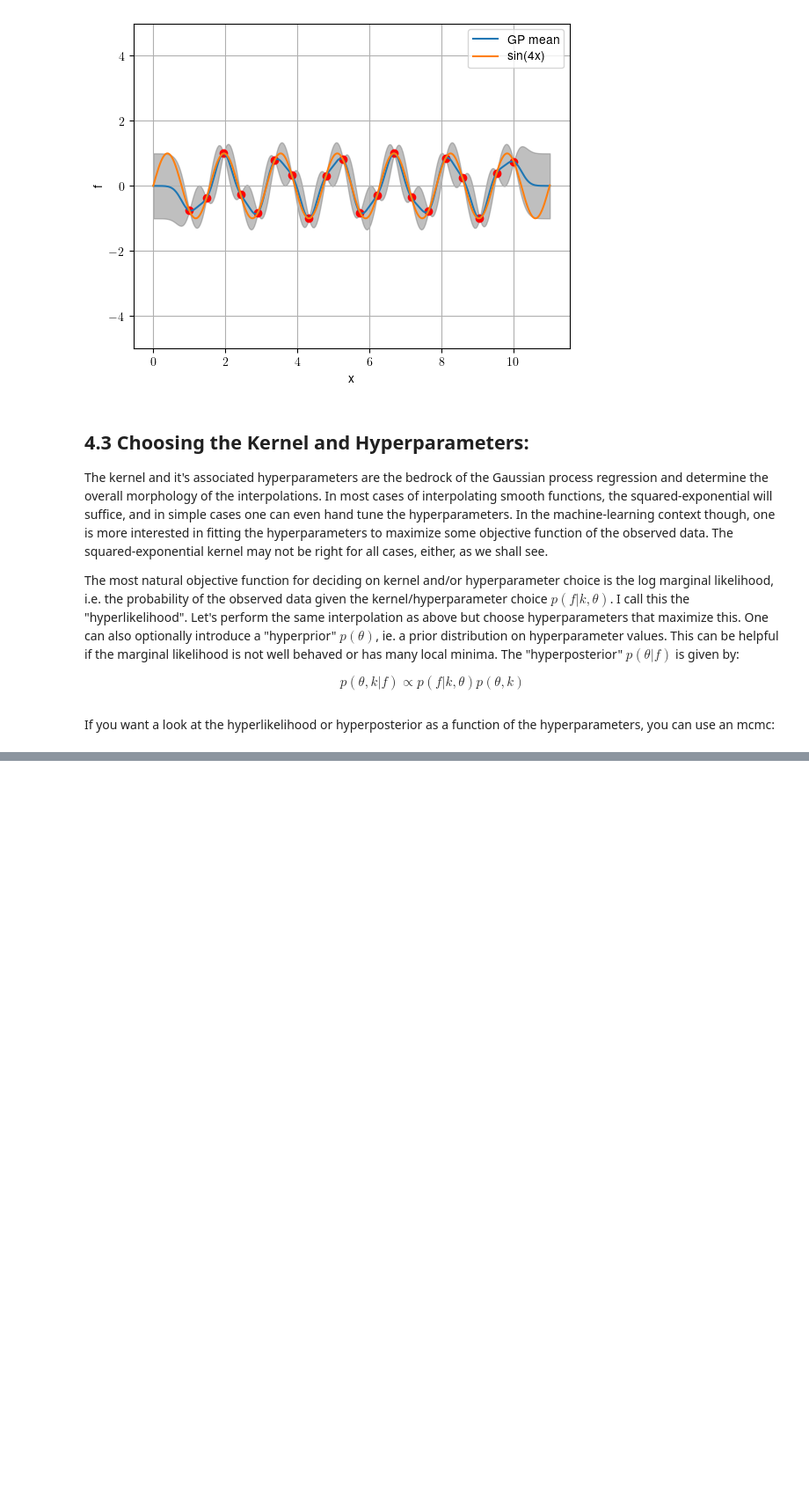
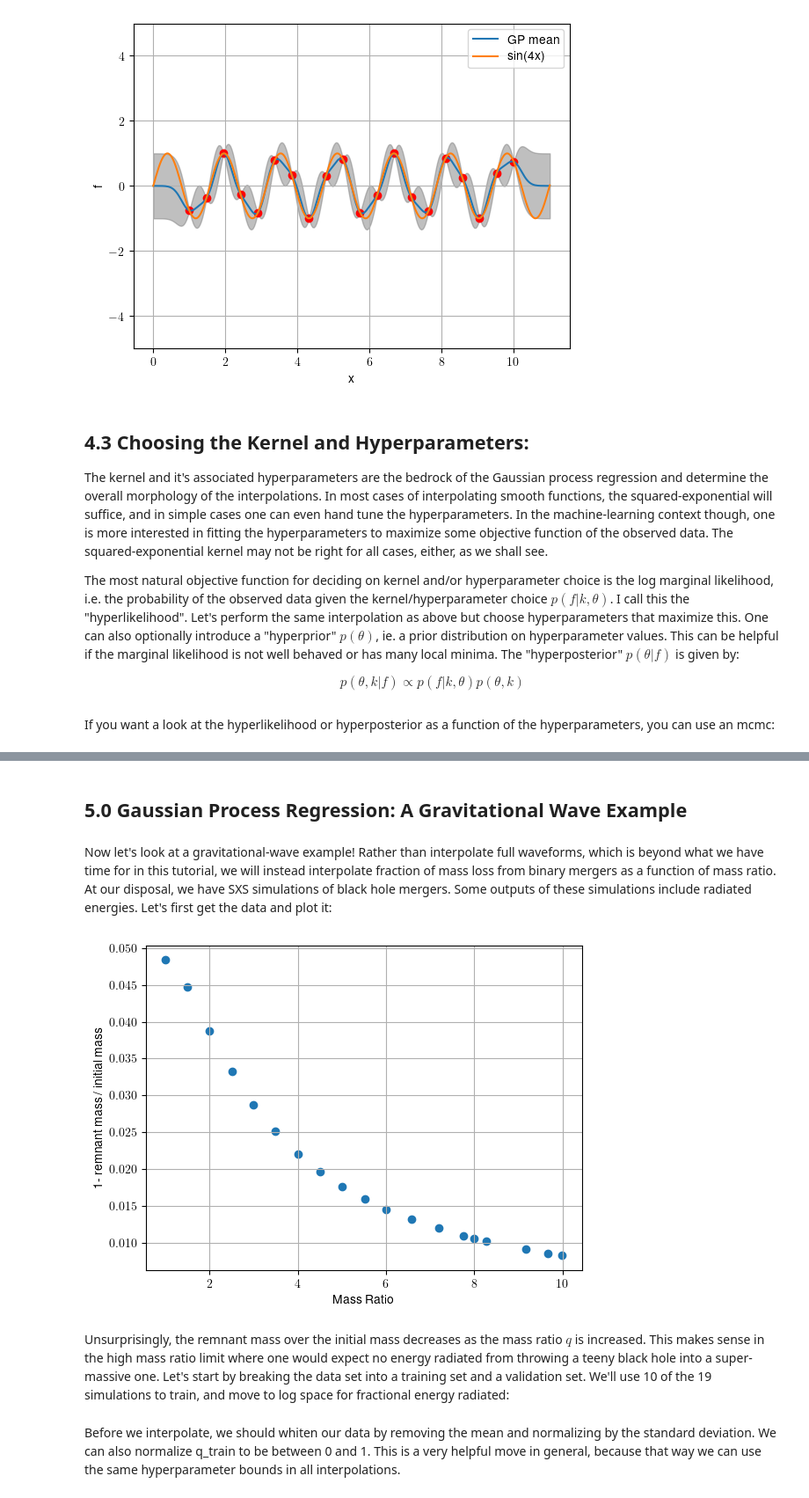
Before and after one commit to stasbabak/GPR_Chris_Zoheyr, a Jupyter notebook: dev/Babak_GPRlecture_LIDA2022.ipynb, the cells around one changed output, grey strips where cells are left out. Shown at 88% size. Saved outputs shown, nothing was run; the diff lists cells and outputs as text; code cells hidden in the pictures; blank space fills up the shorter version.

```diff
--- a/dev/Babak_GPRlecture_LIDA2022.ipynb
+++ b/dev/Babak_GPRlecture_LIDA2022.ipynb
@@ -1444,0 +1434,50 @@ corner.corner(samples, labels=["$\log_{10}\sigma^2$", "$\log_{10} l^2$","$\log_{
+# %% [markdown]
+## 5.0 Gaussian Process Regression: A Gravitational Wave Example
+# %% [markdown]
+Now let's look at a gravitational-wave example!  Rather than interpolate full waveforms, which is beyond what we have time for in this tutorial, we will instead interpolate fraction of mass loss from binary mergers as a function of mass ratio.  At our disposal, we have SXS simulations of black hole mergers.  Some outputs of these simulations include radiated energies.  Let's first get the data and plot it:
+# %%
+def LoadMetaData ( ID ):
+
+    # fname = "GPR_Chris_Zoheyr/data/SXS_data/" + ID + "/metadata" + ID.split('-')[1] + ".txt"
+    fname = "../data/SXS_data/" + ID + "/metadata" + ID.split('-')[1] + ".txt"
+
+    with open(fname) as f:
+        content = f.readlines()
+
+    for line in content:
+        if "relaxed-mass1" in line:
+            relaxed_mass1 = float ( line.split()[-1] )
+        elif "relaxed-mass2" in line:
+            relaxed_mass2 = float ( line.split()[-1] )
+        elif "remnant-mass" in line:
+            remnant_mass = float ( line.split()[-1] )
+
+    total_mass = relaxed_mass1 + relaxed_mass2
+    mass_ratio = relaxed_mass1 / relaxed_mass2
+    Delta_E = ( total_mass - remnant_mass ) / total_mass
+
+    return np.array ( [ mass_ratio , Delta_E ] )
+# %%
+import os
+#ids = os.listdir ( "GPR_Chris_Zoheyr/data/SXS_data/" )
+ids = os.listdir ( "../data/SXS_data/" )
+ids = [ ID for ID in ids if "SXS" in ID ]
+mass_ratios = []
+energies = []
+# extract energies and mass ratios from each file
+for idval in ids:
+    mass_ratio, Delta_E = LoadMetaData ( idval )
+    mass_ratios.append(mass_ratio)
+    energies.append(Delta_E)
+
+
+mass_ratios,energies = np.array(mass_ratios),np.array(energies)
+plt.scatter(mass_ratios,energies)
+plt.xlabel('Mass Ratio')
+plt.ylabel('1- remnant mass / initial mass')
+plt.grid(True)
+plt.show()
+# %% [output]
+[figure, added]
+# %% [markdown]
+Unsurprisingly, the remnant mass over the initial mass decreases as the mass ratio $q$ is increased. This makes sense in the high mass ratio limit where one would expect no energy radiated from throwing a teeny black hole into a super-massive one.  Let's start by breaking the data set into a training set and a validation set.  We'll use 10 of the 19 simulations to train, and move to log space for fractional energy radiated:
@@ -1444,0 +1492,2 @@ corner.corner(samples, labels=["$\log_{10}\sigma^2$", "$\log_{10} l^2$","$\log_{
+# %% [markdown]
+Before we interpolate, we should whiten our data by removing the mean and normalizing by the standard deviation.  We can also normalize q_train to be between 0 and 1.  This is a very helpful move in general, because that way we can use the same hyperparameter bounds in all interpolations.
```
Also changed, not shown: parts of 26 cells of this notebook.
